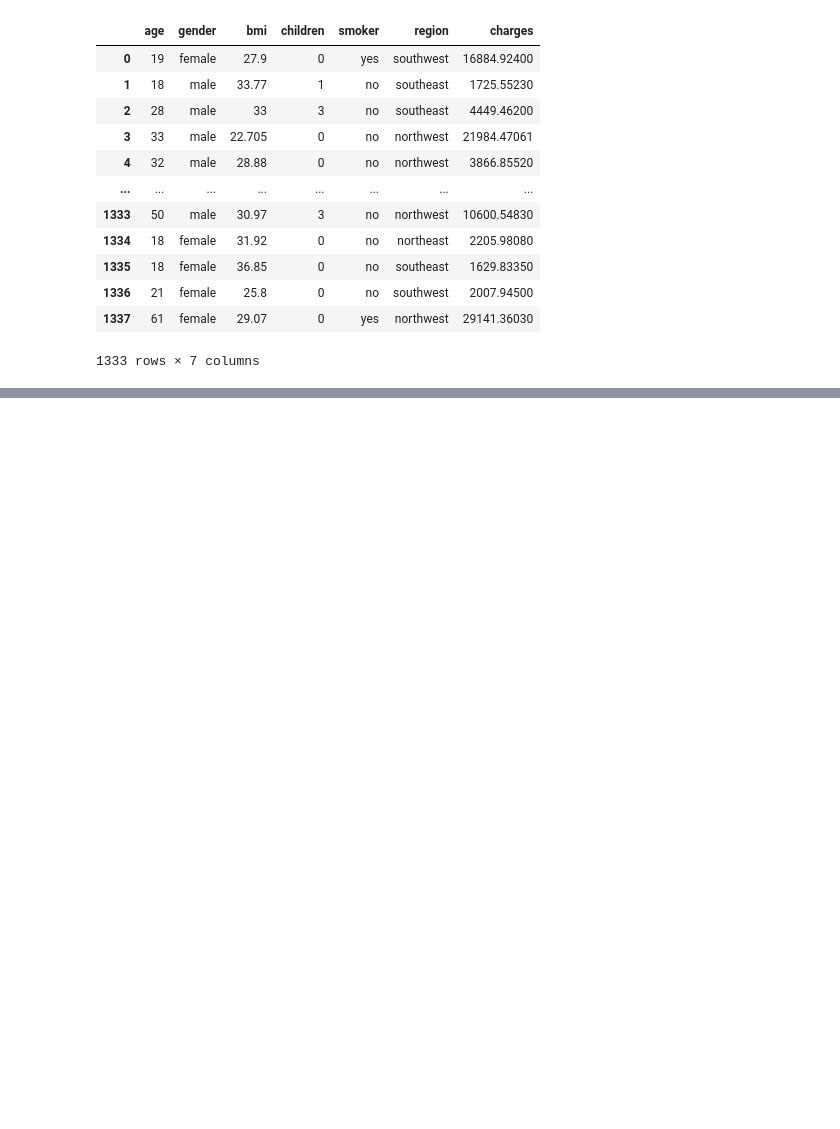
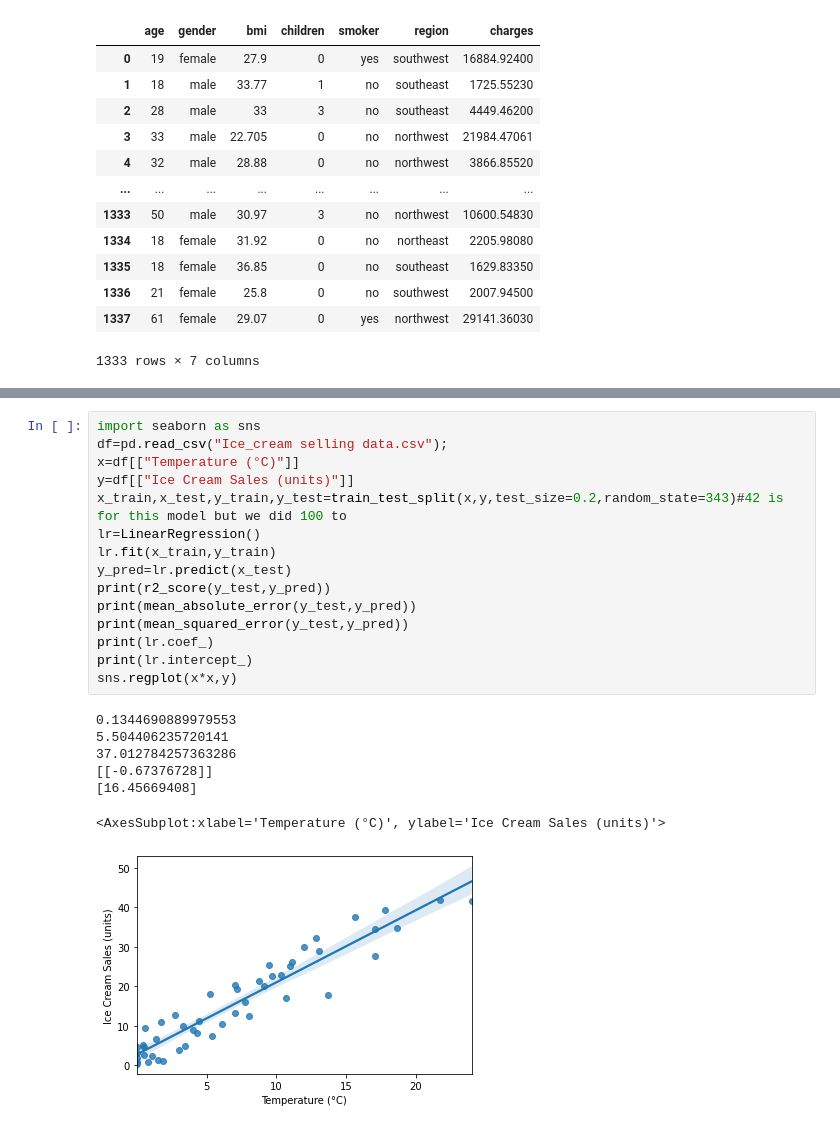
Before and after one commit to Ashutoshgt1/Python, a Jupyter notebook: Machine Learning/p-1.ipynb, the cells around one changed output, grey strips where cells are left out. Drawn from its saved outputs; the diff is of its cells as text; blank space fills up the shorter version.

```diff
--- a/Machine Learning/p-1.ipynb
+++ b/Machine Learning/p-1.ipynb
@@ -532,0 +625,23 @@ df_no_outliers=df[df['bmi']>=lowerbound & df['bmi']<=lowerbound]
+# %%
+import seaborn as sns
+df=pd.read_csv("Ice_cream selling data.csv");
+x=df[["Temperature (°C)"]]
+y=df[["Ice Cream Sales (units)"]]
+x_train,x_test,y_train,y_test=train_test_split(x,y,test_size=0.2,random_state=343)#42 is for this model but we did 100 to
+lr=LinearRegression()
+lr.fit(x_train,y_train)
+y_pred=lr.predict(x_test)
+print(r2_score(y_test,y_pred))
+print(mean_absolute_error(y_test,y_pred))
+print(mean_squared_error(y_test,y_pred))
+print(lr.coef_)
+print(lr.intercept_)
+sns.regplot(x*x,y)
+# %% [output]
+0.1344690889979553
+5.504406235720141
+37.012784257363286
+[[-0.67376728]]
+[16.45669408]
+<AxesSubplot:xlabel='Temperature (°C)', ylabel='Ice Cream Sales (units)'>
+[figure, added]
```
Also changed, not shown: parts of 16 cells of this notebook, 2 other files.
